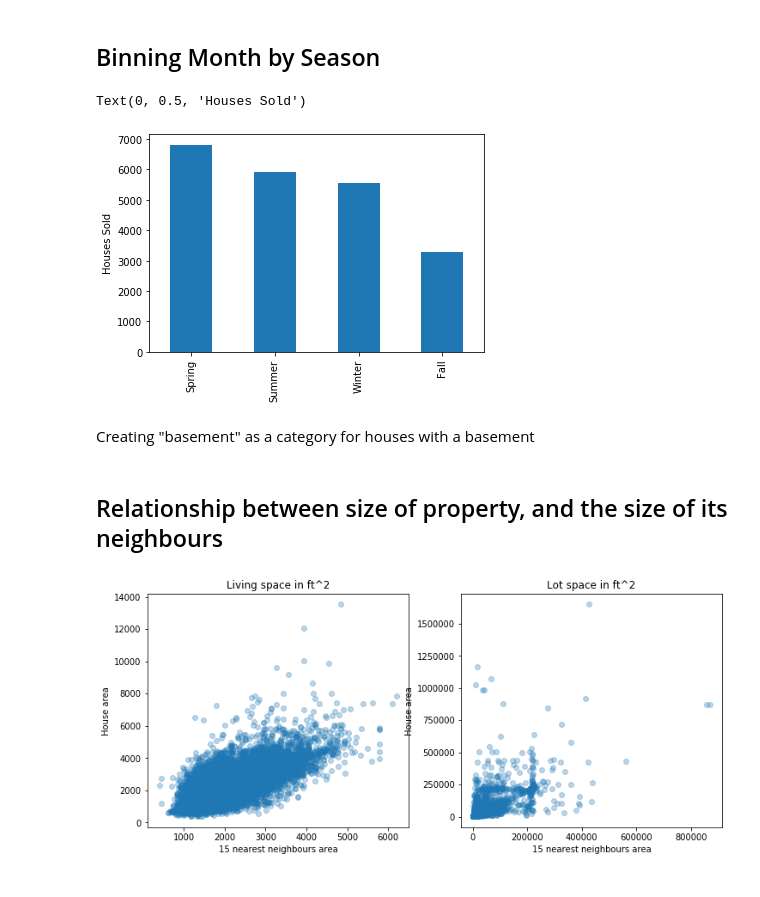
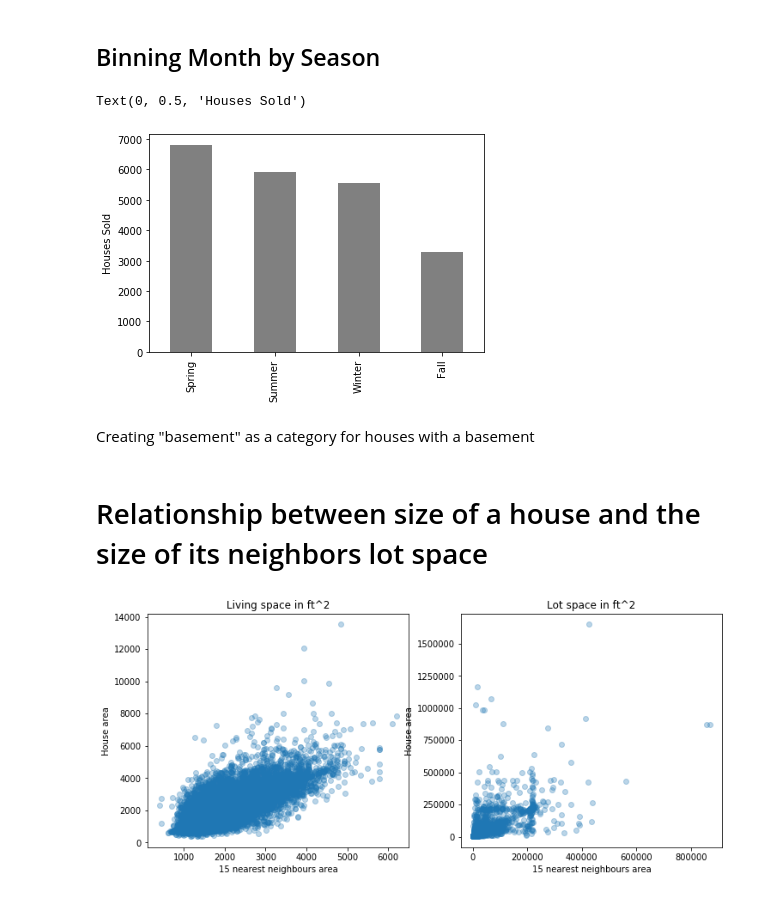
Before and after one commit to aradaha/dsc-mod-2-project-v2-1-onl01-dtsc-ft-030220, a Jupyter notebook: student.ipynb, the cells around one changed output. Saved outputs shown, nothing was run; the diff lists cells and outputs as text; code cells hidden in the pictures.

```diff
--- a/student.ipynb
+++ b/student.ipynb
@@ -202,11 +202,11 @@ monthbins = [0,3,6,9,11]
 seasonlabels = ['Winter', 'Spring', 'Summer', 'Autumn']
 binmonth = pd.cut(forbin, monthbins, labels = seasonlabels, include_lowest = True).cat.as_unordered()
 # %%
-binmonth.value_counts().plot(kind='bar')
+binmonth.value_counts().plot(kind='bar',color='gray')
 plt.ylabel('Houses Sold')
 # %% [output]
 Text(0, 0.5, 'Houses Sold')
-[figure, old version]
+[figure, new version]
 # %%
 df['season'] = binmonth
 # %% [markdown]
@@ -214,7 +214,7 @@ Creating "basement" as a category for houses with a basement
 # %%
 df['basement'] = df['sqft_basement'].astype(bool).astype(int)
 # %% [markdown]
-## Relationship between size of property, and the size of its neighbours
+# Relationship between size of a house and the size of its neighbors lot space
 # %%
 fig = plt.figure(figsize = (12,5))
 
```
Also changed, not shown: 1 other file.
